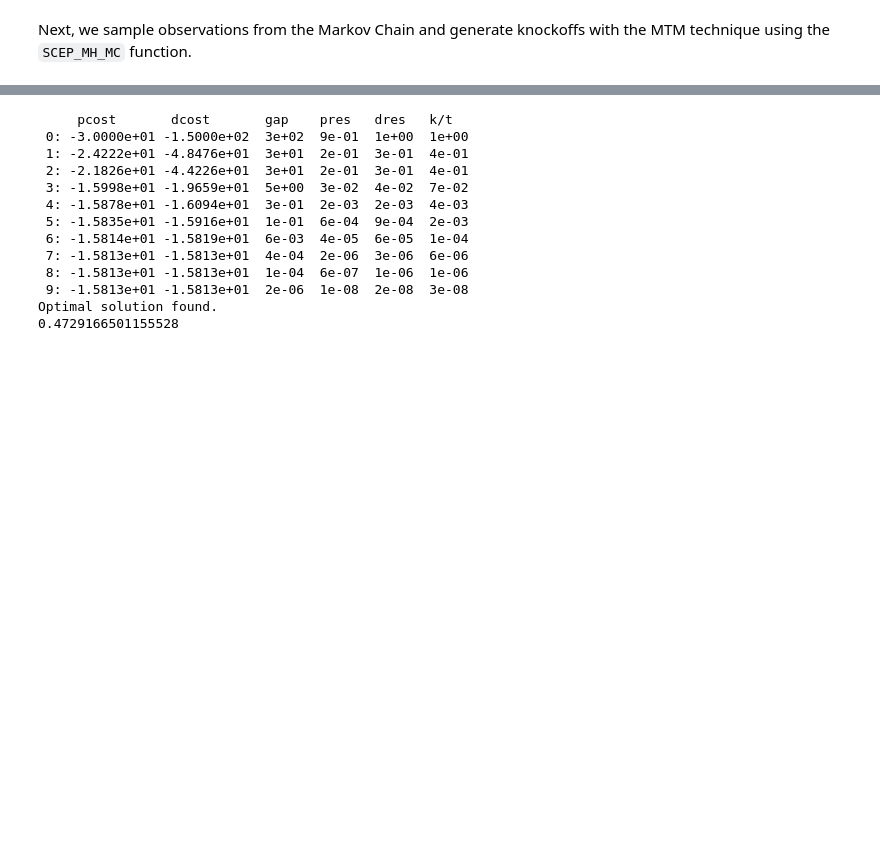
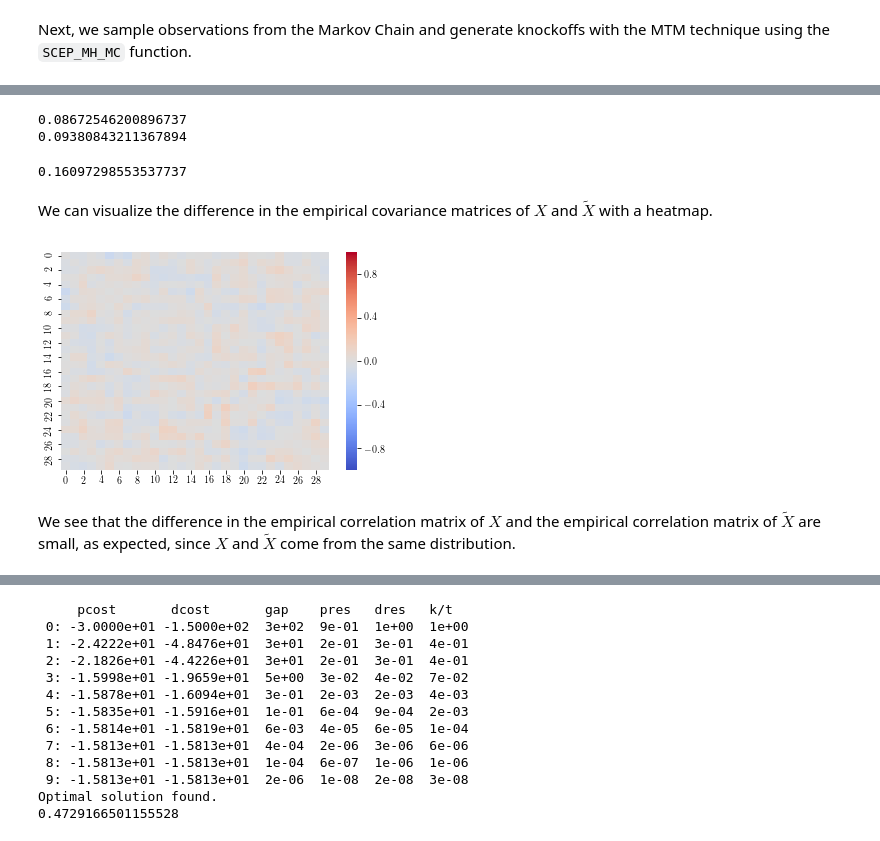
Before and after one commit to wenshuow/metro, a Jupyter notebook: Tutorials/asym_tutorial_py.ipynb, the cells around one changed output, grey strips where cells are left out. Cells and saved outputs as stored; diff of their text form; code cells hidden in the pictures; blank space fills up the shorter version.

```diff
--- a/Tutorials/asym_tutorial_py.ipynb
+++ b/Tutorials/asym_tutorial_py.ipynb
@@ -113,0 +122,27 @@ plt.show()
+# %%
+#largest mean of the columns of X
+print(np.max(np.abs(np.mean(bigmatrix[:, 0:p], axis = 0))))
+#largest mean of the columns of Xk
+print(np.max(np.abs(np.mean(bigmatrix[:, p:(2*p)], axis = 0))))
+# %% [output]
+0.08672546200896737
+0.09380843211367894
+# %%
+#empirical correlation matrices
+S = np.corrcoef(bigmatrix[:, 0:p].T)
+Sk = np.corrcoef(bigmatrix[:, p:(2*p)].T)
+
+#largest difference in population correlation
+np.max(np.abs(S - Sk))
+# %% [output]
+0.16097298553537737
+# %% [markdown]
+We can visualize the difference in the empirical covariance matrices of $X$ and $\tilde{X}$ with a heatmap.
+# %%
+S = np.corrcoef(bigmatrix[:, 0:p].T)
+Sk = np.corrcoef(bigmatrix[:, p:(2*p)].T)
+ax = sns.heatmap(S - Sk, vmin = -1, vmax = 1, cmap="coolwarm")
+# %% [output]
+[figure, added]
+# %% [markdown]
+We see that the difference in the empirical correlation matrix of $X$ and the empirical correlation matrix of $\tilde{X}$ are small, as expected, since $X$ and $\tilde{X}$ come from the same distribution.
```
Also changed, not shown: parts of 25 cells of this notebook, 10 other files.
